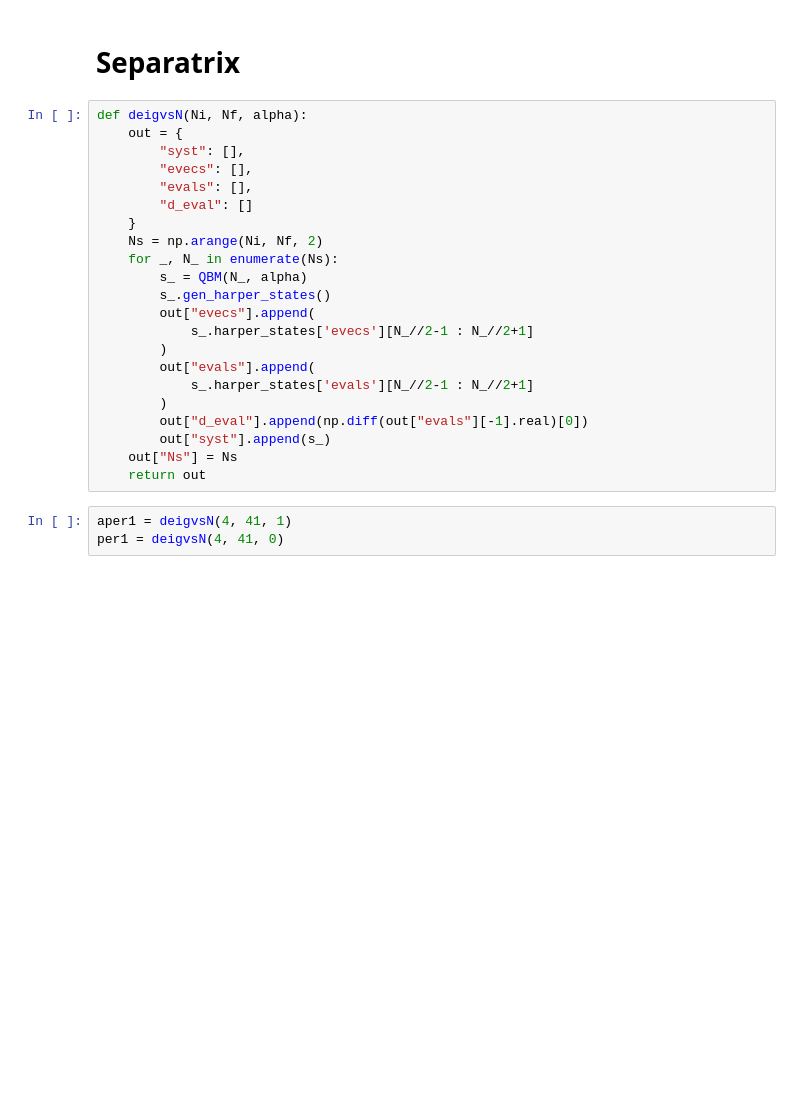
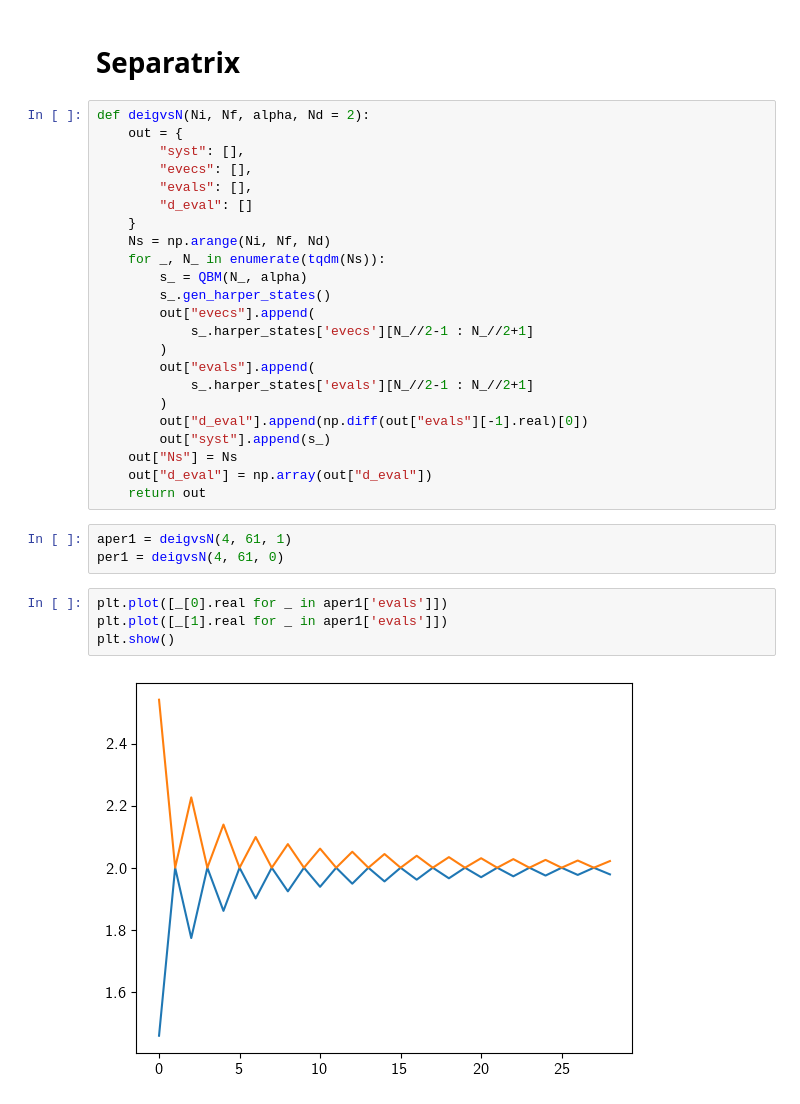
Before and after one commit to IBArbitrary/qbm, a Jupyter notebook: qbm-periodic.ipynb, the cells around one changed output. Drawn from its saved outputs; the diff is of its cells as text; blank space fills up the shorter version.

```diff
--- a/qbm-periodic.ipynb
+++ b/qbm-periodic.ipynb
@@ -13,15 +15,15 @@ mpl.rcParams['font.size'] = '12'
 # %% [markdown]
 # Separatrix
 # %%
-def deigvsN(Ni, Nf, alpha):
+def deigvsN(Ni, Nf, alpha, Nd = 2):
     out = {
         "syst": [],
         "evecs": [],
         "evals": [],
         "d_eval": []
     }
-    Ns = np.arange(Ni, Nf, 2)
-    for _, N_ in enumerate(Ns):
+    Ns = np.arange(Ni, Nf, Nd)
+    for _, N_ in enumerate(tqdm(Ns)):
         s_ = QBM(N_, alpha)
         s_.gen_harper_states()
         out["evecs"].append(
@@ -33,7 +35,14 @@ def deigvsN(Ni, Nf, alpha):
         out["d_eval"].append(np.diff(out["evals"][-1].real)[0])
         out["syst"].append(s_)
     out["Ns"] = Ns
+    out["d_eval"] = np.array(out["d_eval"])
     return out
 # %%
-aper1 = deigvsN(4, 41, 1)
-per1 = deigvsN(4, 41, 0)
+aper1 = deigvsN(4, 61, 1)
+per1 = deigvsN(4, 61, 0)
+# %%
+plt.plot([_[0].real for _ in aper1['evals']])
+plt.plot([_[1].real for _ in aper1['evals']])
+plt.show()
+# %% [output]
+[figure, added]
```
Also changed, not shown: parts of 32 cells of this notebook, 8 other files.
